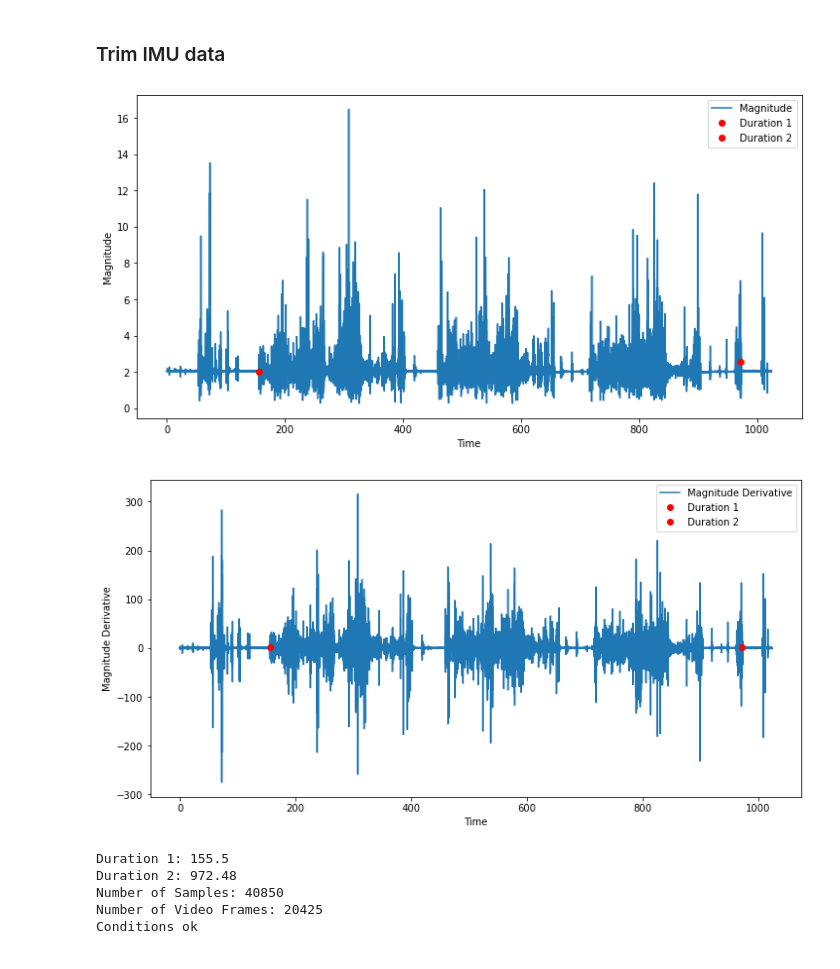
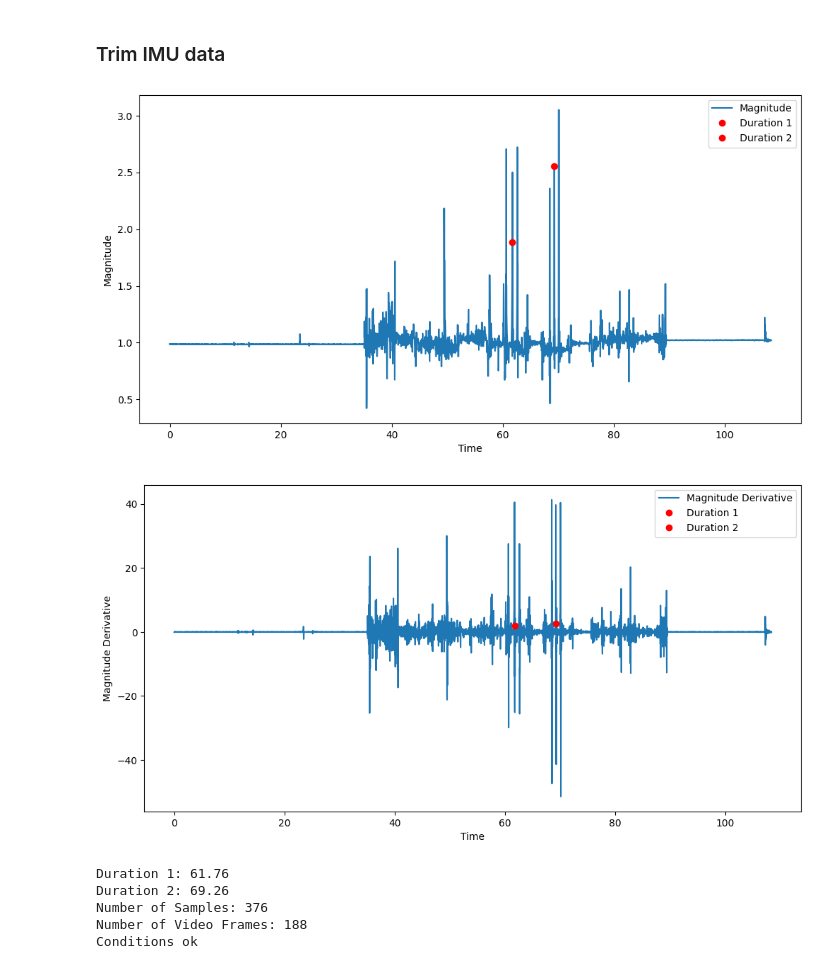
Before and after one commit to gloorli/ul-movement-tracking, a Jupyter notebook: src/synch_video_IMU.ipynb, the cells around one changed output. Drawn from its saved outputs; the diff is of its cells as text; code cells hidden in the pictures.

```diff
--- a/src/synch_video_IMU.ipynb
+++ b/src/synch_video_IMU.ipynb
@@ -25,4 +21,4 @@ C:\Users\Pierre-Louis\anaconda3\lib\site-packages\numpy\.libs\libopenblas.XWYDX2
 - save the trimmed video as MP4 for labelbox
 # %%
 # CHANGE HERE #TODO
-participant_id = 'H012'
+participant_id = 'Hxx2'
@@ -32,4 +25,4 @@ IMU Path: ../CreateStudy\H012\H012.mat
 # %%
-path, video_path, imu_path = get_participant_paths(participant_id)
+path, video_path, imu_path = get_participant_paths(participant_id, study_folder='../data/CreateStudy')
 print("Video Path:", video_path)
 print("IMU Path:", imu_path)
@@ -46,7 +44,7 @@ read_video_frames(video_path)
 # %%
 # Extract the exact frame start movement/end movement using OpenCV
-frame_start = 3530
-frame_end = 23955
+frame_start = 2460
+frame_end = 2648
 # %%
 # Get Trimming parameters
 video_start_timestamp, video_end_timestamp,trimmed_video_duration = get_trimmed_video_timestamps(frame_start, frame_end, timestamps)
@@ -203,21 +241,21 @@ plot_acceleration_magnitude(LW_data,50)
 # %%
 # CHANGE HERE #TODO
 # Will modify the position of the red dot on the plot below
-duration1 = 155.5
+duration1 = 61.76
 using_Axivity = True
 # Code to set the starting red point of the IMU data.
 # Should match the exact moment when the participant moved after the 30sec of resting.
 # Look for flat data during 30sec, then the red dot set by duration1 should be at
 # the edge of the end of this flat data period
 # duration2 is computed based on the duration of the previously trimmed video to
 # ensure data IMU and data video will match exactly
 LW_data,  duration1, duration2 = plot_acceleration_with_timepoints(LW_data, duration1,
                                                                    trimmed_number_frames, trimmed_recording_time)
 # %% [output]
-[figure, old version]
+[figure, new version]
-[figure, old version]
+[figure, new version]
-Duration 1: 155.5
-Duration 2: 972.48
-Number of Samples: 40850
-Number of Video Frames: 20425
+Duration 1: 61.76
+Duration 2: 69.26
+Number of Samples: 376
+Number of Video Frames: 188
 Conditions ok
```
Also changed, not shown: parts of 15 cells of this notebook, 2 other files.
